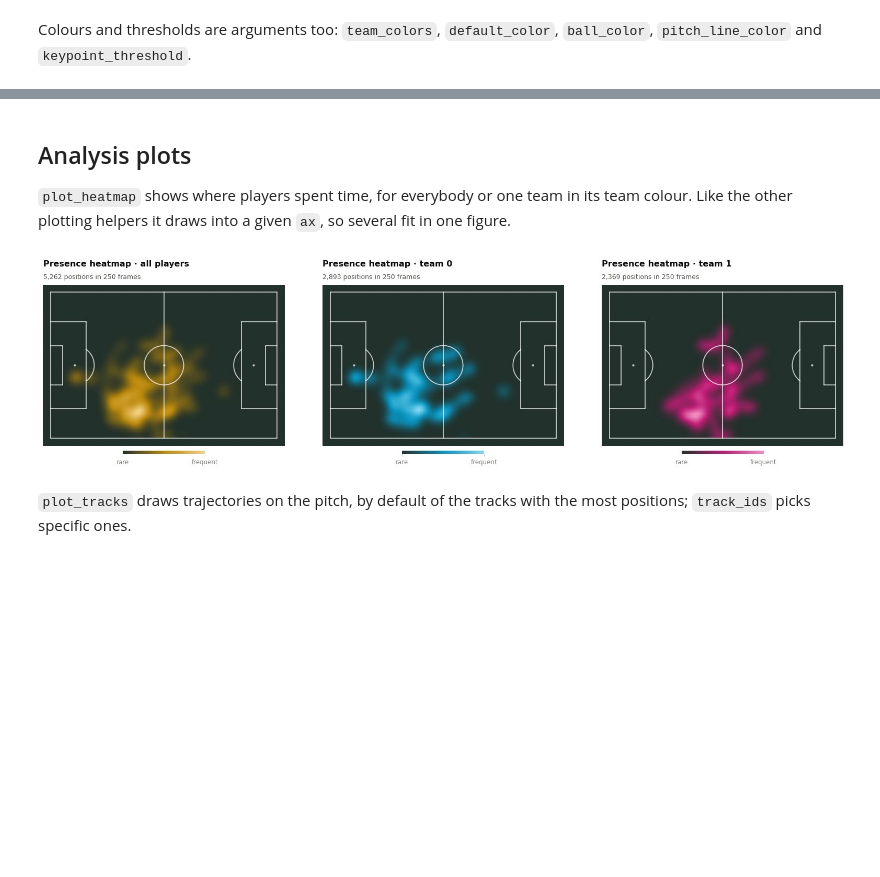
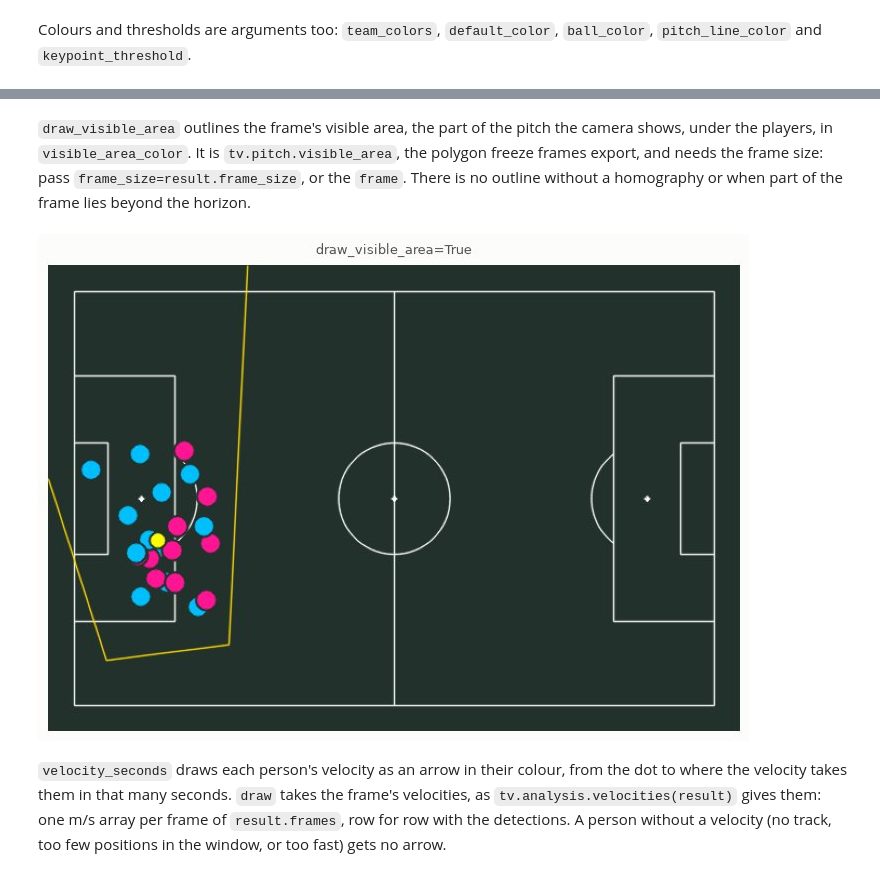
Before and after one commit to RedHot099/TactiFootVision, a Jupyter notebook: notebooks/05_visualisation.ipynb, the cells around one changed output, grey strips where cells are left out. Drawn from its saved outputs; the diff is of its cells as text; code cells hidden in the pictures; blank space fills up the shorter version.

```diff
--- a/notebooks/05_visualisation.ipynb
+++ b/notebooks/05_visualisation.ipynb
@@ -45,11 +45,18 @@ tv.setup_logging("WARNING")
 %config InlineBackend.print_figure_kwargs = {"bbox_inches": "tight", "pil_kwargs": {"quality": 85}}
 
 video = tv.VideoReader(VIDEO)
-detector = tv.load_model("yolo", MODELS / "football_yolo11m.pt", conf=0.3)
-pitch_model = tv.load_model("yolo_pose", MODELS / "pitch_yolov8n_pose.pt")
+detector = tv.load_model("yolo", MODELS / "detector_yolo11l.pt", conf=0.3)
+# The pitch model with its own settings (see 04_inference).
+pitch_model = tv.load_model(
+    "yolo_pose", MODELS / "pitch_yolo11m_pose.pt", conf=0.1, resize="square"
+)
+estimator = tv.pitch.HomographyEstimator(
+    min_confidence=0.3, ransac_threshold=2.0, refine_with_lines=True
+)
 pipeline = tv.Pipeline(
     detector=detector,
     keypoint_model=pitch_model,
+    homography=estimator,
     team_classifier=tv.teams.TeamClassifier(embedder="siglip"),
 )
 result = pipeline.run(VIDEO, end=250, progress=False)
@@ -264,17 +257,21 @@ else:
 # %% [markdown]
-## Analysis plots
-
-`plot_heatmap` shows where players spent time, for everybody or one team in
-its team colour. Like the other plotting helpers it draws into a given `ax`,
-so several fit in one figure.
+`draw_visible_area` outlines the frame's visible area, the part of the pitch
+the camera shows, under the players, in `visible_area_color`. It is `tv.pitch.visible_area`, the
+polygon freeze frames export, and needs the frame size: pass
+`frame_size=result.frame_size`, or the `frame`. There is no outline without a
+homography or when part of the frame lies beyond the horizon.
 # %%
-fig = Figure(figsize=(16, 4), layout="constrained")
-for ax, team in zip(fig.subplots(1, 3), (None, 0, 1), strict=True):
-    tv.viz.plot_heatmap(result, team=team, ax=ax)
-fig
+visible = tv.viz.PitchRadar(draw_visible_area=True).draw(
+    frame_result, frame_size=result.frame_size
+)
+tv.show(visible, titles="draw_visible_area=True", width=7)
 # %% [output]
-[figure, old version]
+[figure, new version]
 # %% [markdown]
-`plot_tracks` draws trajectories on the pitch, by default of the tracks with
-the most positions; `track_ids` picks specific ones.
+`velocity_seconds` draws each person's velocity as an arrow in their colour,
+from the dot to where the velocity takes them in that many seconds.
+`draw` takes the frame's velocities, as `tv.analysis.velocities(result)`
+gives them: one m/s array per frame of `result.frames`, row for row with
+the detections. A person without a velocity (no track, too few positions in
+the window, or too fast) gets no arrow.
 # %%
```
Also changed, not shown: parts of 41 cells of this notebook, 3 other files.
